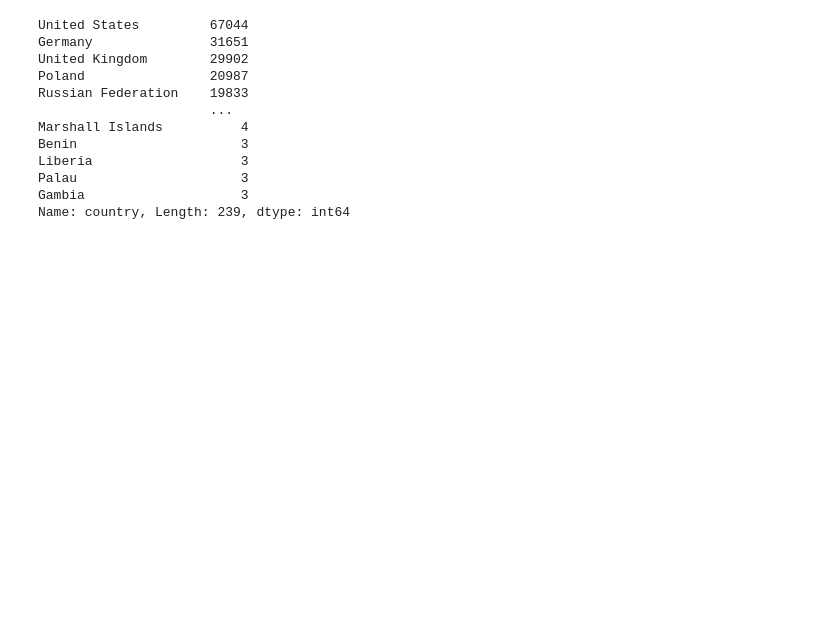
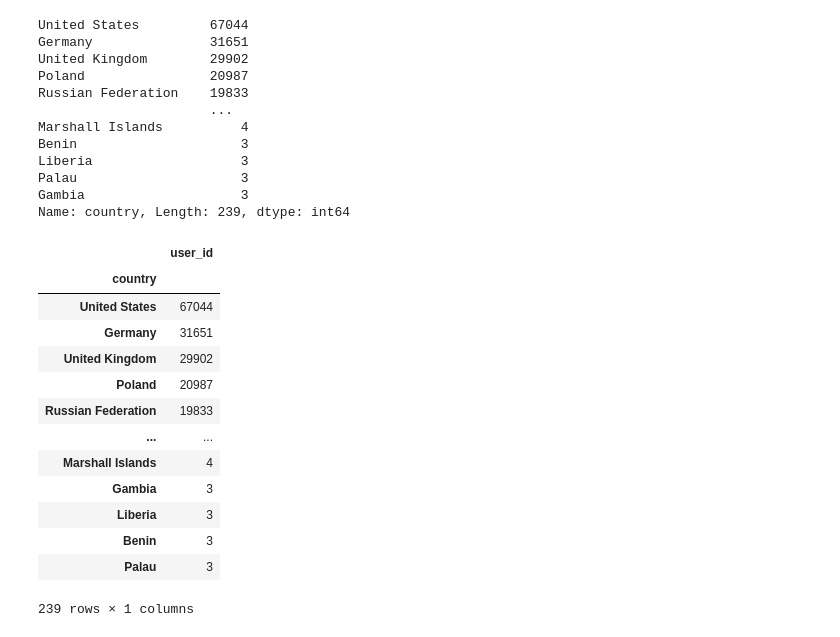
Before and after one commit to nv-hiep/pyspark, a Jupyter notebook: pyspark_course_GL_plays_counts_kmeans_clustering.ipynb, the cells around one changed output. Drawn from its saved outputs; the diff is of its cells as text; code cells hidden in the pictures; blank space fills up the shorter version.

```diff
--- a/pyspark_course_GL_plays_counts_kmeans_clustering.ipynb
+++ b/pyspark_course_GL_plays_counts_kmeans_clustering.ipynb
@@ -894,3 +894,20 @@ Liberia                   3
 Palau                     3
 Gambia                    3
 Name: country, Length: 239, dtype: int64
+# %%
+user_profile.groupby('country').nunique().sort_values('user_id', ascending=False)
+# %% [output]
+|  | user_id |
+| country |  |
+| United States | 67044 |
+| Germany | 31651 |
+| United Kingdom | 29902 |
+| Poland | 20987 |
+| Russian Federation | 19833 |
+| ... | ... |
+| Marshall Islands | 4 |
+| Gambia | 3 |
+| Liberia | 3 |
+| Benin | 3 |
+| Palau | 3 |
+239 rows × 1 columns
```
